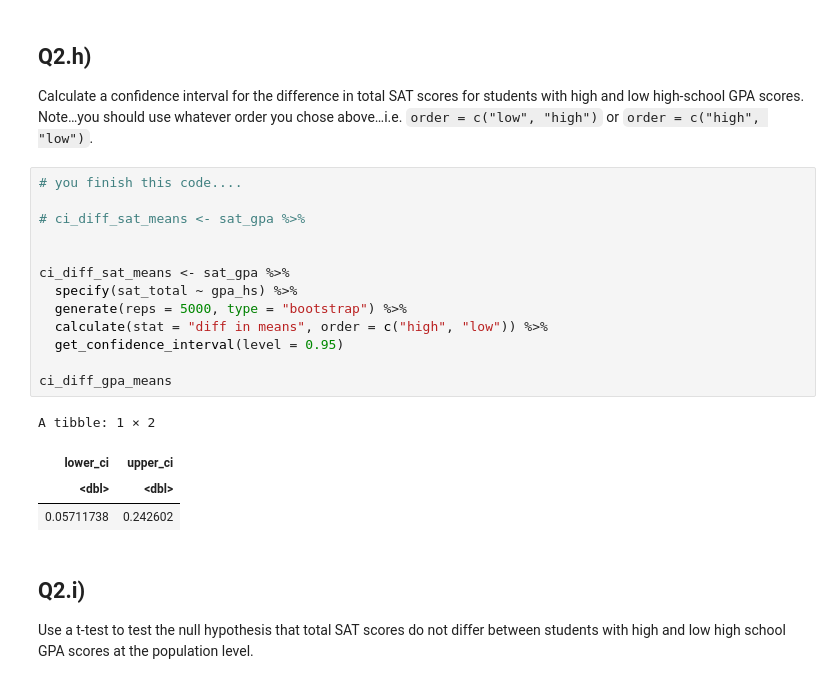
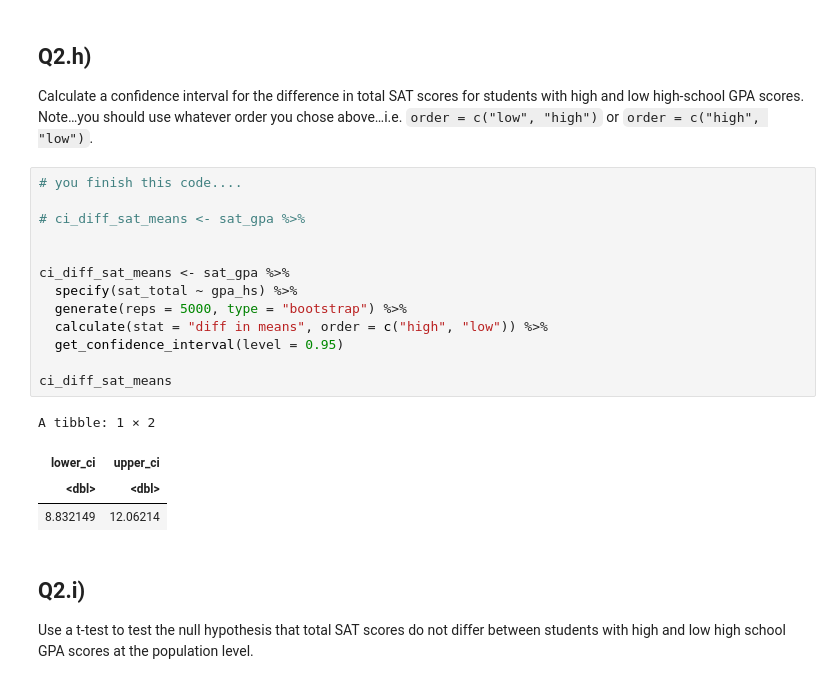
Before and after one commit to UNC-DATA-730/unit-9-assignment-jessmons, a Jupyter notebook: assignment9_completed.ipynb, the cells around one changed output. Drawn from its saved outputs; the diff is of its cells as text.

```diff
--- a/assignment9_completed.ipynb
+++ b/assignment9_completed.ipynb
@@ -527,21 +527,21 @@ use whatever order you chose above…i.e. `order = c("low", "high")` or
 # %%
 # you finish this code....
 
 # ci_diff_sat_means <- sat_gpa %>%
 
 
 ci_diff_sat_means <- sat_gpa %>%
   specify(sat_total ~ gpa_hs) %>%
   generate(reps = 5000, type = "bootstrap") %>%
   calculate(stat = "diff in means", order = c("high", "low")) %>%
   get_confidence_interval(level = 0.95)
 
-ci_diff_gpa_means
+ci_diff_sat_means
 # %% [output]
 A tibble: 1 × 2
 | lower_ci | upper_ci |
 | <dbl> | <dbl> |
-| 0.05711738 | 0.242602 |
+| 8.832149 | 12.06214 |
 # %% [markdown]
 ## Q2.i)
 
```
Also changed, not shown: parts of 10 cells of this notebook.
